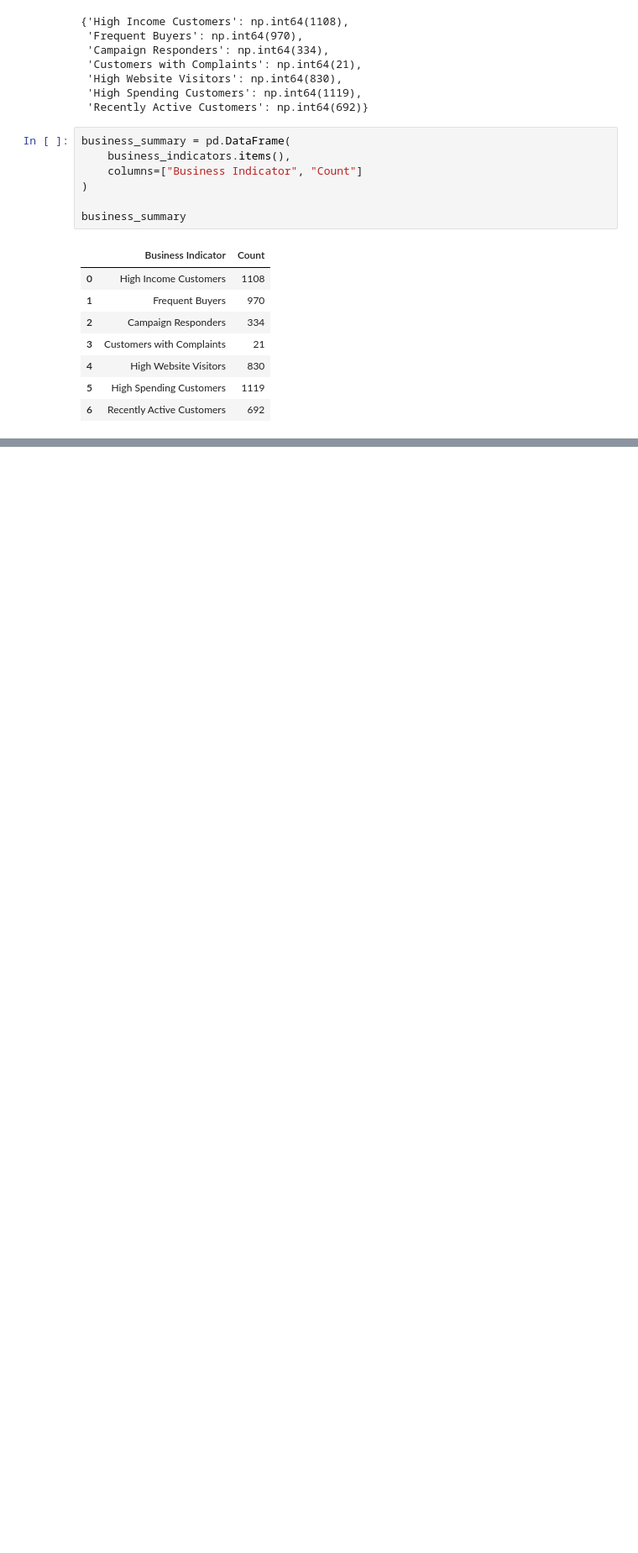
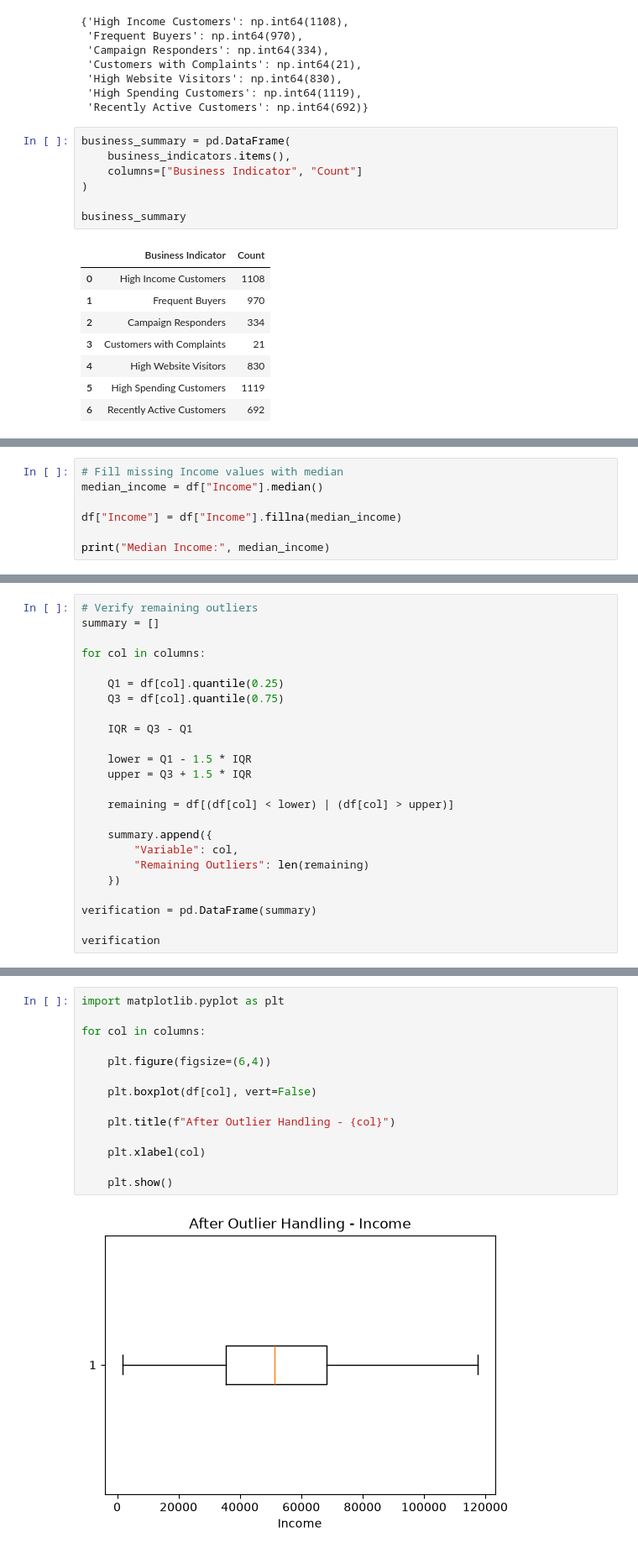
Before and after one commit to areej-fatima9/Customer-Personality-Analysis, a Jupyter notebook: notebooks/data_inspection.ipynb, the cells around one changed output, grey strips where cells are left out. Shown at 84% size. Drawn from its saved outputs; the diff is of its cells as text; blank space fills up the shorter version.

```diff
--- a/notebooks/data_inspection.ipynb
+++ b/notebooks/data_inspection.ipynb
@@ -556,0 +775,7 @@ business_summary
+# %%
+# Fill missing Income values with median
+median_income = df["Income"].median()
+
+df["Income"] = df["Income"].fillna(median_income)
+
+print("Median Income:", median_income)
@@ -556,0 +1248,24 @@ business_summary
+# %%
+# Verify remaining outliers
+summary = []
+
+for col in columns:
+
+    Q1 = df[col].quantile(0.25)
+    Q3 = df[col].quantile(0.75)
+
+    IQR = Q3 - Q1
+
+    lower = Q1 - 1.5 * IQR
+    upper = Q3 + 1.5 * IQR
+
+    remaining = df[(df[col] < lower) | (df[col] > upper)]
+
+    summary.append({
+        "Variable": col,
+        "Remaining Outliers": len(remaining)
+    })
+
+verification = pd.DataFrame(summary)
+
+verification
@@ -556,0 +1283,16 @@ business_summary
+# %%
+import matplotlib.pyplot as plt
+
+for col in columns:
+
+    plt.figure(figsize=(6,4))
+
+    plt.boxplot(df[col], vert=False)
+
+    plt.title(f"After Outlier Handling - {col}")
+
+    plt.xlabel(col)
+
+    plt.show()
+# %% [output]
+[figure, added]
```
Also changed, not shown: parts of 91 cells of this notebook, 30 other files.
